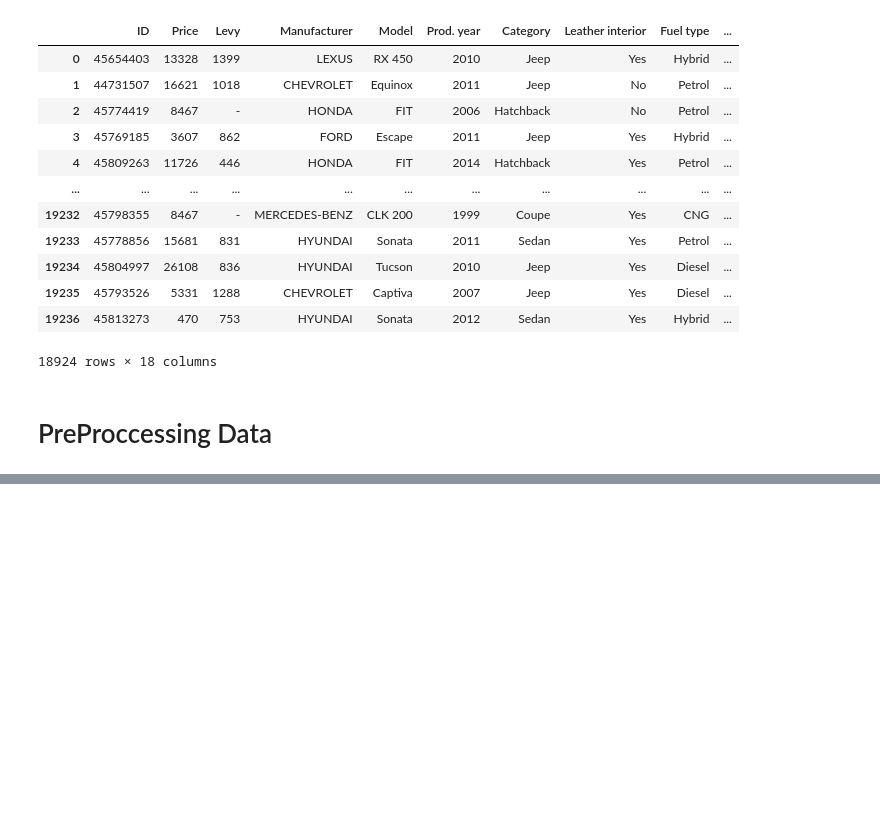
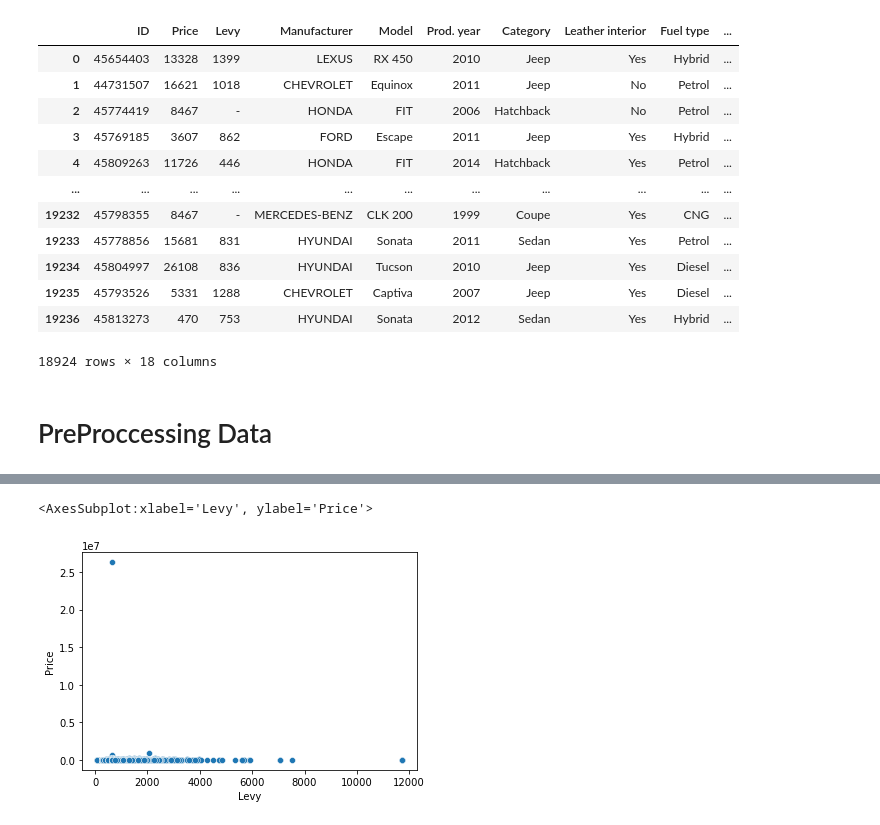
Before and after one commit to isoori/car-price-prediction, a Jupyter notebook: Untitled.ipynb, the cells around one changed output, grey strips where cells are left out. Cells and saved outputs as stored; diff of their text form; code cells hidden in the pictures; blank space fills up the shorter version.

```diff
--- a/Untitled.ipynb
+++ b/Untitled.ipynb
@@ -177,0 +159,2 @@ df['Levy'].mean()
+# %%
+df['Levy'] = df['Levy'].replace({0:np.round(df['Levy'].mean())})
@@ -177,0 +181,2 @@ df['Levy'].mean()
+# %%
+dff = df.copy()
@@ -177,0 +211,5 @@ df['Levy'].mean()
+# %%
+sns.scatterplot(data=dff,x='Levy',y='Price')
+# %% [output]
+<AxesSubplot:xlabel='Levy', ylabel='Price'>
+[figure, added]
```
Also changed, not shown: parts of 23 cells of this notebook.
